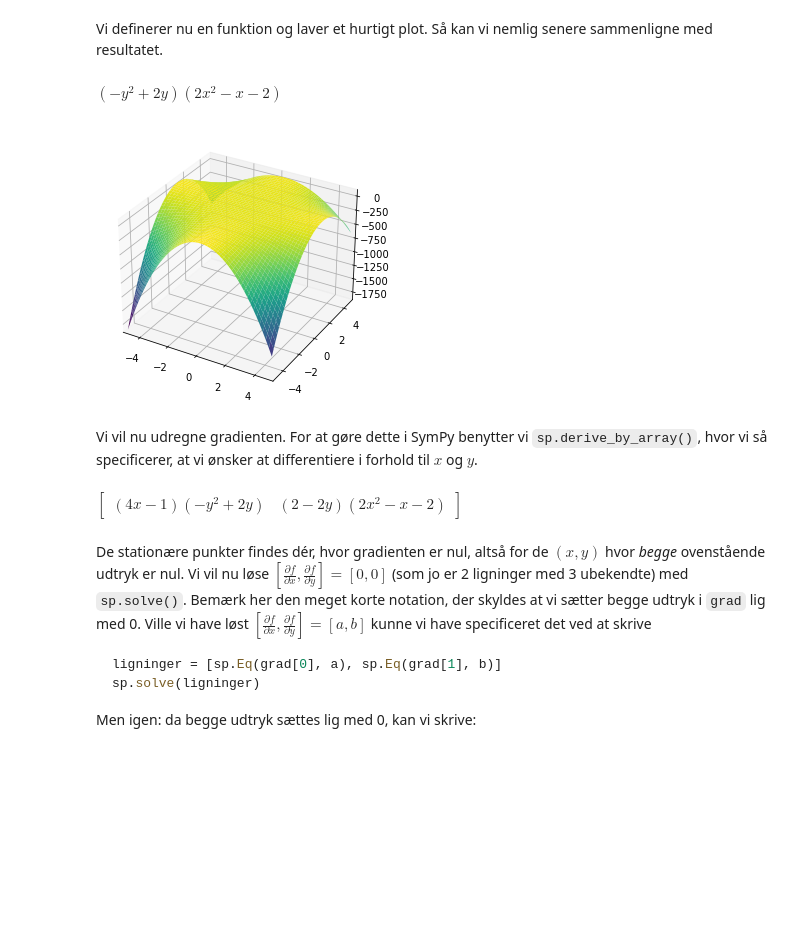
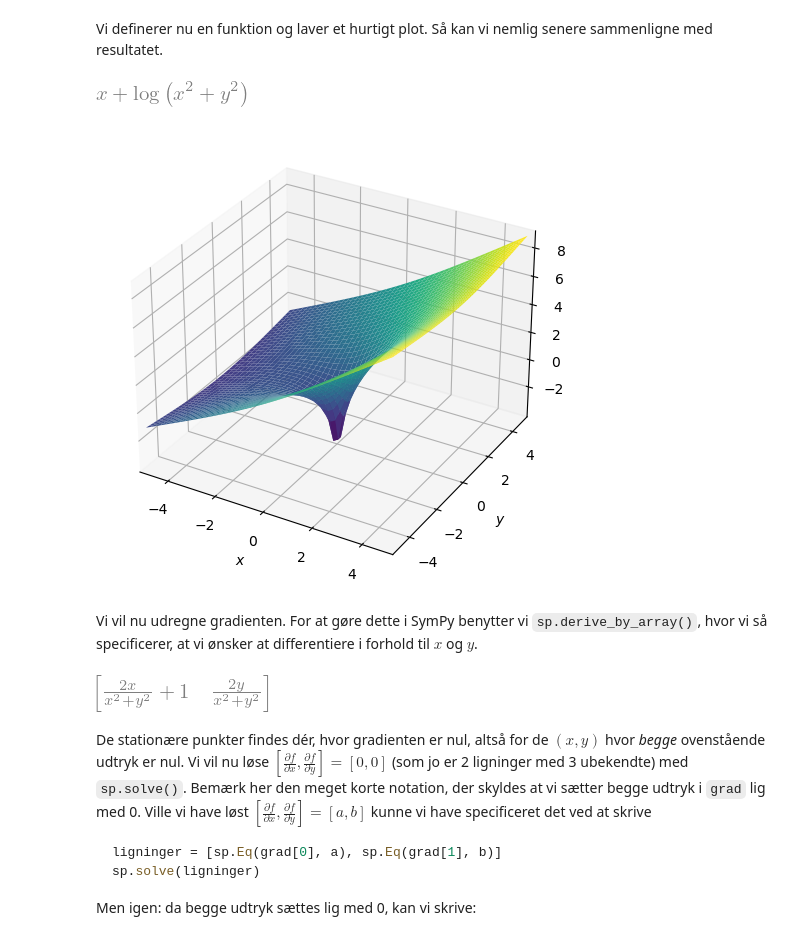
Before and after one commit to Focus9752/LinAlys, a Jupyter notebook: Stationære_punkter_mABC.ipynb, the cells around one changed output. Cells and saved outputs as stored; diff of their text form; code cells hidden in the pictures; blank space fills up the shorter version.

````diff
--- a/Stationære_punkter_mABC.ipynb
+++ b/Stationære_punkter_mABC.ipynb
@@ -9,23 +9,23 @@ from sympy.abc import x, y
 # %% [markdown]
 Vi definerer nu en funktion og laver et hurtigt plot. Så kan vi nemlig senere sammenligne med resultatet.
 # %%
-f = (2 * x ** 2 - x - 2) * (- y ** 2 + 2 * y)
+f = x + sp.ln(x**2 + y**2)
 
 display(f)
 
 from sympy.plotting import plot3d
 
 plot3d(f, (x, -5, 5), (y, -5, 5));
 # %% [output]
-$\displaystyle \left(- y^{2} + 2 y\right) \left(2 x^{2} - x - 2\right)$
-[figure, old version]
+[figure, new version]
+[figure, added]
 # %% [markdown]
 Vi vil nu udregne gradienten. For at gøre dette i SymPy benytter vi `sp.derive_by_array()`, hvor vi så specificerer, at vi ønsker at differentiere i forhold til $x$ og $y$.
 # %%
 grad = sp.derive_by_array(f, (x, y))
 grad
 # %% [output]
-$\displaystyle \left[\begin{matrix}\left(4 x - 1\right) \left(- y^{2} + 2 y\right) & \left(2 - 2 y\right) \left(2 x^{2} - x - 2\right)\end{matrix}\right]$
+[figure, added]
 # %% [markdown]
 De stationære punkter findes dér, hvor gradienten er nul, altså for de $(x, y)$ hvor _begge_ ovenstående udtryk er nul. Vi vil nu løse $\left[ \frac{\partial f}{\partial x}, \frac{\partial f}{\partial y} \right] = [0, 0]$ (som jo er 2 ligninger med 3 ubekendte) med `sp.solve()`. Bemærk her den meget korte notation, der skyldes at vi sætter begge udtryk i `grad` lig med 0. Ville vi have løst $\left[ \frac{\partial f}{\partial x}, \frac{\partial f}{\partial y} \right] = [a, b]$ kunne vi have specificeret det ved at skrive
 ```python
````
Also changed, not shown: parts of 6 cells of this notebook.
